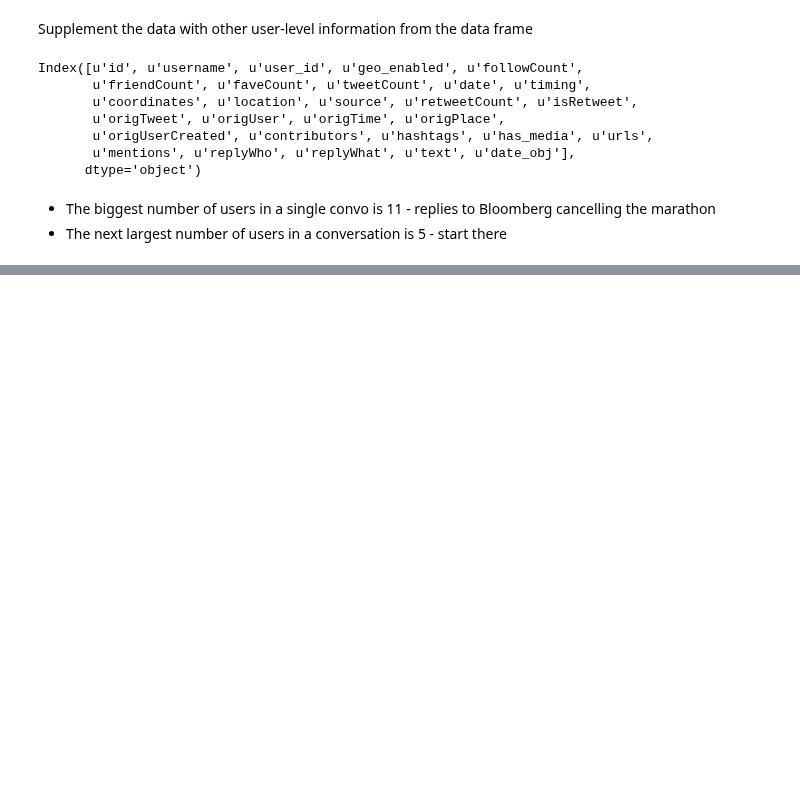
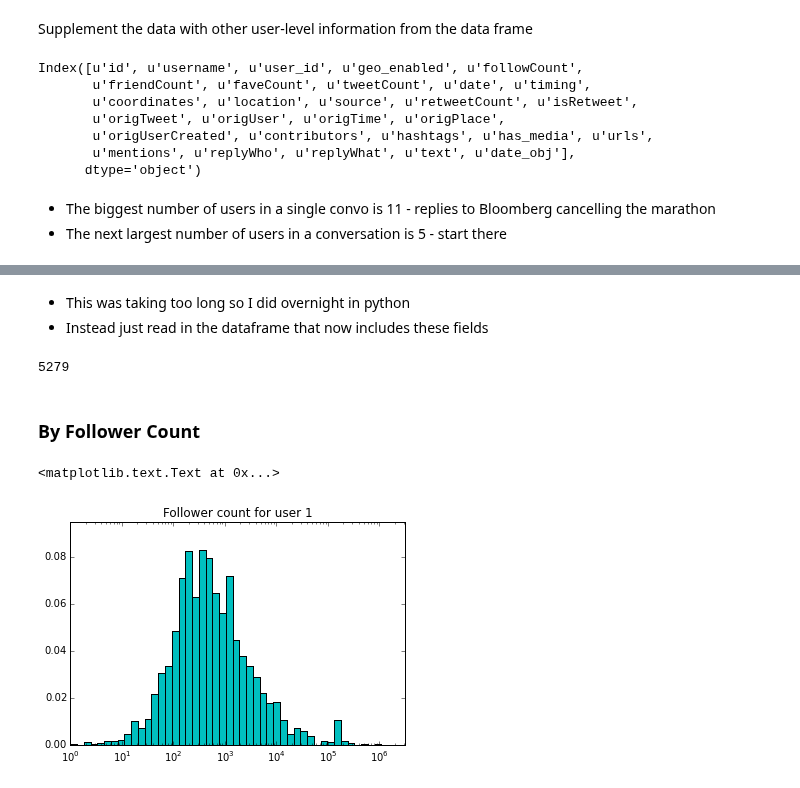
Before and after one commit to marinkala/ReplyNetworks, a Jupyter notebook: bbConversationAnalysisUsers.ipynb, the cells around one changed output, grey strips where cells are left out. Saved outputs shown, nothing was run; the diff lists cells and outputs as text; code cells hidden in the pictures; blank space fills up the shorter version.

Commit message:
finished the user level analysis

```diff
--- a/bbConversationAnalysisUsers.ipynb
+++ b/bbConversationAnalysisUsers.ipynb
@@ -541,3 +541,29 @@ for i in xrange(5):
             convs.loc[index,tweetCount]=t[0]
         else:
             convs.loc[index,tweetCount]=np.nan
+# %% [markdown]
+* This was taking too long so I did overnight in python
+* Instead just read in the dataframe that now includes these fields
+# %%
+convs=pd.read_csv('../data/bbAllFullConvosAW.csv',sep=';')
+# %%
+len(convs)
+# %% [output]
+5279
+# %% [markdown]
+### By Follower Count
+# %%
+user0FollowCount=convs.followersUser0.dropna().tolist()
+bins=np.logspace(0, int(np.log(max(user0FollowCount))), 100)
+width=bins[1:]-bins[:-1]
+h, b=np.histogram(user0FollowCount,bins)
+h=h/float(sum(h))
+plt.bar(b[:-1], h, width, color='c')
+#plt.plot(bins[:-1], fit[:-1]*width, linewidth=2)
+plt.gca().set_xscale("log")
+plt.xlim(xmin=0,xmax=10**6.5)
+plt.ylim(ymin=0, ymax=0.095)
+plt.title('Follower count for user 1')
+# %% [output]
+<matplotlib.text.Text at 0x...>
+[figure, added]
```
Also changed, not shown: parts of 142 cells of this notebook, 1 other file.
